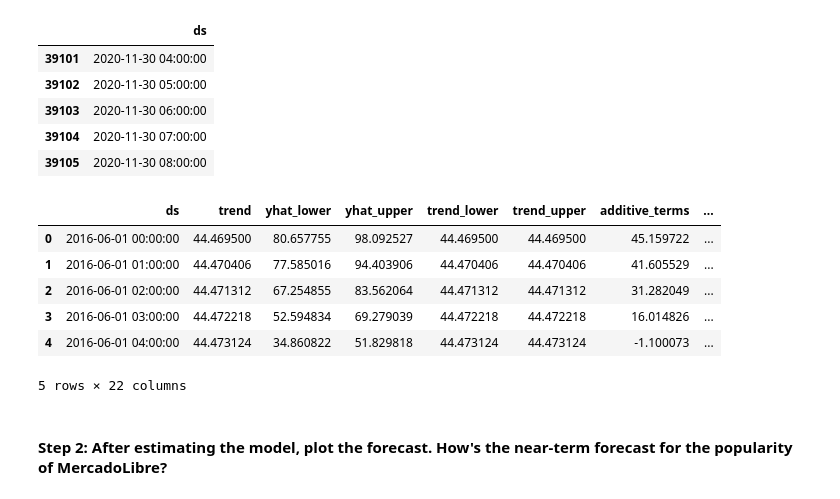
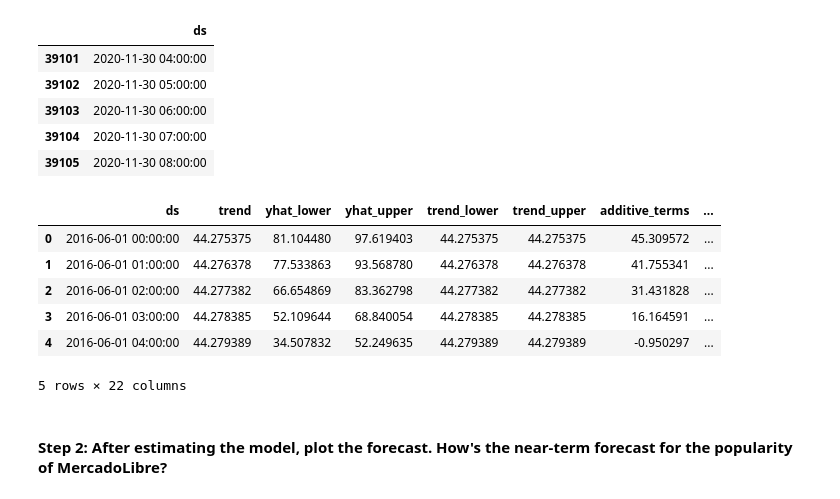
Before and after one commit to powshayneAI/prophet-challenge, a Jupyter notebook: forecasting_net_prophet.ipynb, the cells around one changed output. Cells and saved outputs as stored; diff of their text form; code cells hidden in the pictures.

```diff
--- a/forecasting_net_prophet.ipynb
+++ b/forecasting_net_prophet.ipynb
@@ -425,14 +437,14 @@ Now, you need to produce a time series model that analyzes and forecasts pattern
 # %%
-# Using the df_mercado_trends DataFrame, reset the index so the date information is no longer the index
-
-
 # Label the columns ds and y so that the syntax is recognized by Prophet
-
+mercado_prophet_df = df_mercado_trends.rename(columns={'Date' : 'ds',
+                                                       'Search Trends' : 'y'})
 
 # Drop an NaN values from the prophet_df DataFrame
-
+mercado_prophet_df = mercado_prophet_df.dropna()
 
 # View the first and last five rows of the mercado_prophet_df DataFrame
+display(mercado_prophet_df.head())
+display(mercado_prophet_df.tail())
 # %% [output]
 |  | ds | y |
 | 0 | 2016-06-01 00:00:00 | 97 |
@@ -448,8 +460,11 @@ Now, you need to produce a time series model that analyzes and forecasts pattern
 | 37105 | 2020-09-08 00:00:00 | 96 |
 # %%
 # Call the Prophet function, store as an object
+mercado_model = Prophet()
+mercado_model
 # %% [output]
 <prophet.forecaster.Prophet at 0x...>
 # %%
 # Fit the time-series model.
+mercado_model.fit(mercado_prophet_df)
 # %% [output]
@@ -466,9 +474,10 @@ INFO:cmdstanpy:Chain [1] done processing
 # %%
 # Create a future dataframe to hold predictions
 # Make the prediction go out as far as 2000 hours (approx 80 days)
-
+future_mercado_trends = mercado_model.make_future_dataframe(periods=2000, freq='H')
 
 # View the last five rows of the future_mercado_trends DataFrame
+future_mercado_trends.tail()
 # %% [output]
 |  | ds |
 | 39101 | 2020-11-30 04:00:00 |
@@ -478,16 +487,17 @@ INFO:cmdstanpy:Chain [1] done processing
 | 39105 | 2020-11-30 08:00:00 |
 # %%
 # Make the predictions for the trend data using the future_mercado_trends DataFrame
-
+forecast_mercado_trends = mercado_model.predict(future_mercado_trends)
 
 # Display the first five rows of the forecast_mercado_trends DataFrame
+forecast_mercado_trends.head()
 # %% [output]
 |  | ds | trend | yhat_lower | yhat_upper | trend_lower | trend_upper | additive_terms | ... |
-| 0 | 2016-06-01 00:00:00 | 44.469500 | 80.657755 | 98.092527 | 44.469500 | 44.469500 | 45.159722 | ... |
-| 1 | 2016-06-01 01:00:00 | 44.470406 | 77.585016 | 94.403906 | 44.470406 | 44.470406 | 41.605529 | ... |
-| 2 | 2016-06-01 02:00:00 | 44.471312 | 67.254855 | 83.562064 | 44.471312 | 44.471312 | 31.282049 | ... |
-| 3 | 2016-06-01 03:00:00 | 44.472218 | 52.594834 | 69.279039 | 44.472218 | 44.472218 | 16.014826 | ... |
-| 4 | 2016-06-01 04:00:00 | 44.473124 | 34.860822 | 51.829818 | 44.473124 | 44.473124 | -1.100073 | ... |
+| 0 | 2016-06-01 00:00:00 | 44.275375 | 81.104480 | 97.619403 | 44.275375 | 44.275375 | 45.309572 | ... |
+| 1 | 2016-06-01 01:00:00 | 44.276378 | 77.533863 | 93.568780 | 44.276378 | 44.276378 | 41.755341 | ... |
+| 2 | 2016-06-01 02:00:00 | 44.277382 | 66.654869 | 83.362798 | 44.277382 | 44.277382 | 31.431828 | ... |
+| 3 | 2016-06-01 03:00:00 | 44.278385 | 52.109644 | 68.840054 | 44.278385 | 44.278385 | 16.164591 | ... |
+| 4 | 2016-06-01 04:00:00 | 44.279389 | 34.507832 | 52.249635 | 44.279389 | 44.279389 | -0.950297 | ... |
 5 rows × 22 columns
 # %% [markdown]
 #### Step 2: After estimating the model, plot the forecast. How's the near-term forecast for the popularity of MercadoLibre?
```
Also changed, not shown: parts of 16 cells of this notebook.
